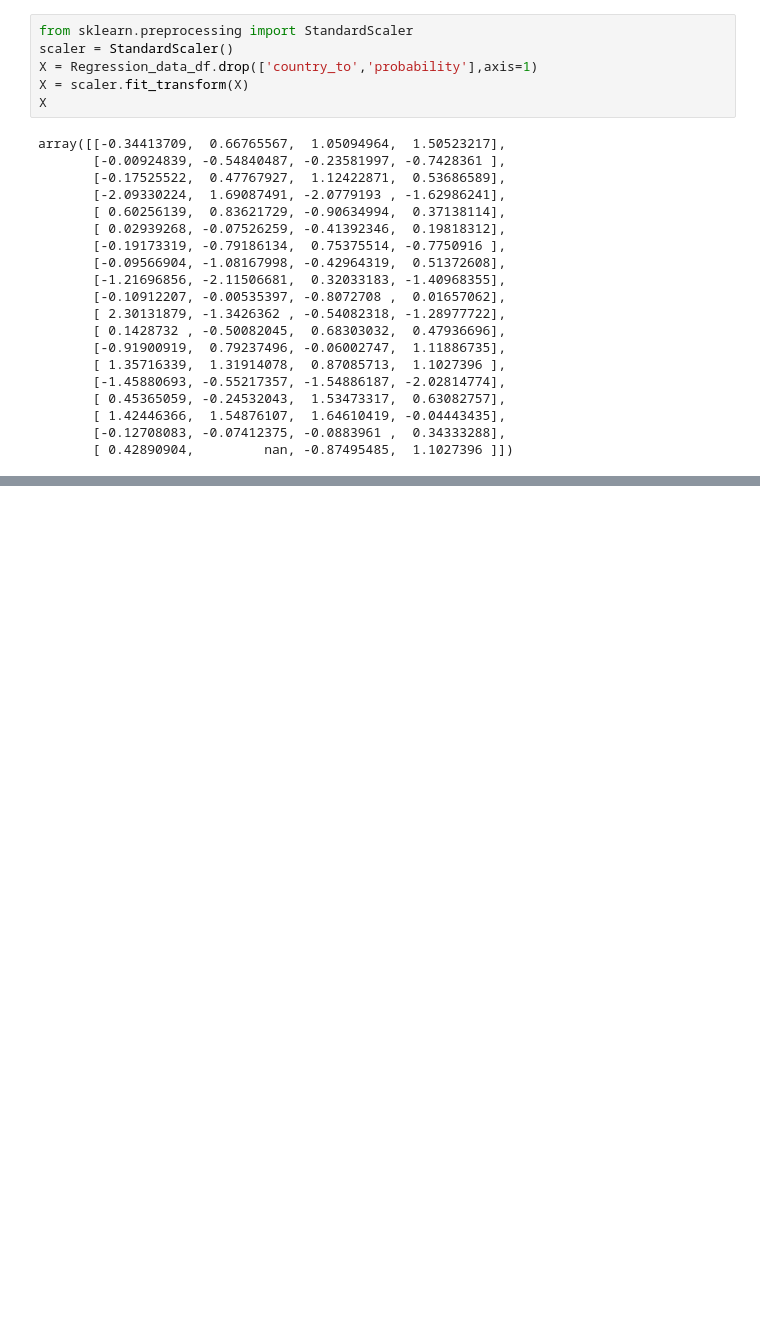
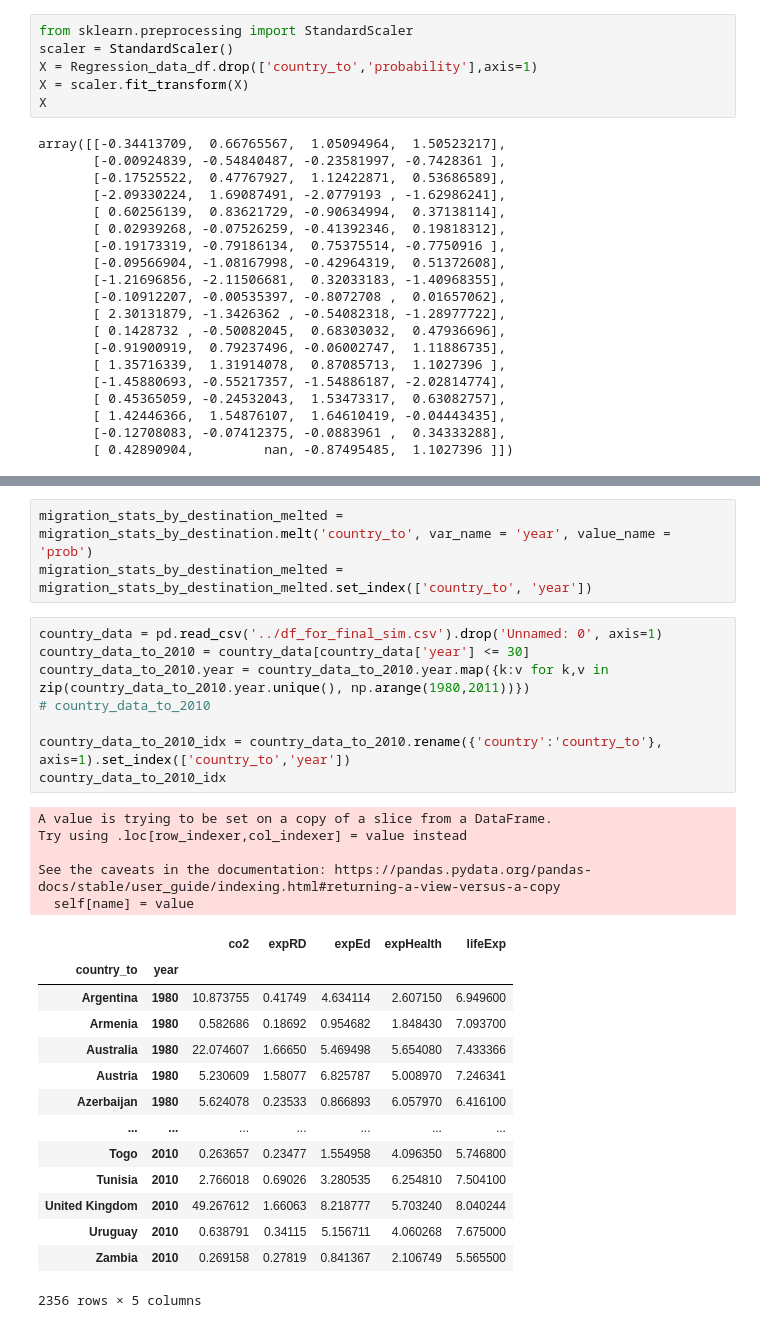
Before and after one commit to Kasrazn97/SMFinal_Project, a Jupyter notebook: Beta/regression.ipynb, the cells around one changed output, grey strips where cells are left out. Saved outputs shown, nothing was run; the diff lists cells and outputs as text; blank space fills up the shorter version.

```diff
--- a/Beta/regression.ipynb
+++ b/Beta/regression.ipynb
@@ -252,0 +332,31 @@ array([[-0.34413709,  0.66765567,  1.05094964,  1.50523217],
+# %%
+migration_stats_by_destination_melted = migration_stats_by_destination.melt('country_to', var_name = 'year', value_name = 'prob')
+migration_stats_by_destination_melted = migration_stats_by_destination_melted.set_index(['country_to', 'year'])
+# %%
+country_data = pd.read_csv('../df_for_final_sim.csv').drop('Unnamed: 0', axis=1)
+country_data_to_2010 = country_data[country_data['year'] <= 30]
+country_data_to_2010.year = country_data_to_2010.year.map({k:v for k,v in zip(country_data_to_2010.year.unique(), np.arange(1980,2011))})
+# country_data_to_2010
+
+country_data_to_2010_idx = country_data_to_2010.rename({'country':'country_to'}, axis=1).set_index(['country_to','year'])
+country_data_to_2010_idx
+# %% [output]
+A value is trying to be set on a copy of a slice from a DataFrame.
+Try using .loc[row_indexer,col_indexer] = value instead
+
+See the caveats in the documentation: https://pandas.pydata.org/pandas-docs/stable/user_guide/indexing.html#returning-a-view-versus-a-copy
+  self[name] = value
+|  |  | co2 | expRD | expEd | expHealth | lifeExp |
+| country_to | year |  |  |  |  |  |
+| Argentina | 1980 | 10.873755 | 0.41749 | 4.634114 | 2.607150 | 6.949600 |
+| Armenia | 1980 | 0.582686 | 0.18692 | 0.954682 | 1.848430 | 7.093700 |
+| Australia | 1980 | 22.074607 | 1.66650 | 5.469498 | 5.654080 | 7.433366 |
+| Austria | 1980 | 5.230609 | 1.58077 | 6.825787 | 5.008970 | 7.246341 |
+| Azerbaijan | 1980 | 5.624078 | 0.23533 | 0.866893 | 6.057970 | 6.416100 |
+| ... | ... | ... | ... | ... | ... | ... |
+| Togo | 2010 | 0.263657 | 0.23477 | 1.554958 | 4.096350 | 5.746800 |
+| Tunisia | 2010 | 2.766018 | 0.69026 | 3.280535 | 6.254810 | 7.504100 |
+| United Kingdom | 2010 | 49.267612 | 1.66063 | 8.218777 | 5.703240 | 8.040244 |
+| Uruguay | 2010 | 0.638791 | 0.34115 | 5.156711 | 4.060268 | 7.675000 |
+| Zambia | 2010 | 0.269158 | 0.27819 | 0.841367 | 2.106749 | 5.565500 |
+2356 rows × 5 columns
```
Also changed, not shown: parts of 8 cells of this notebook, 3 other files.
